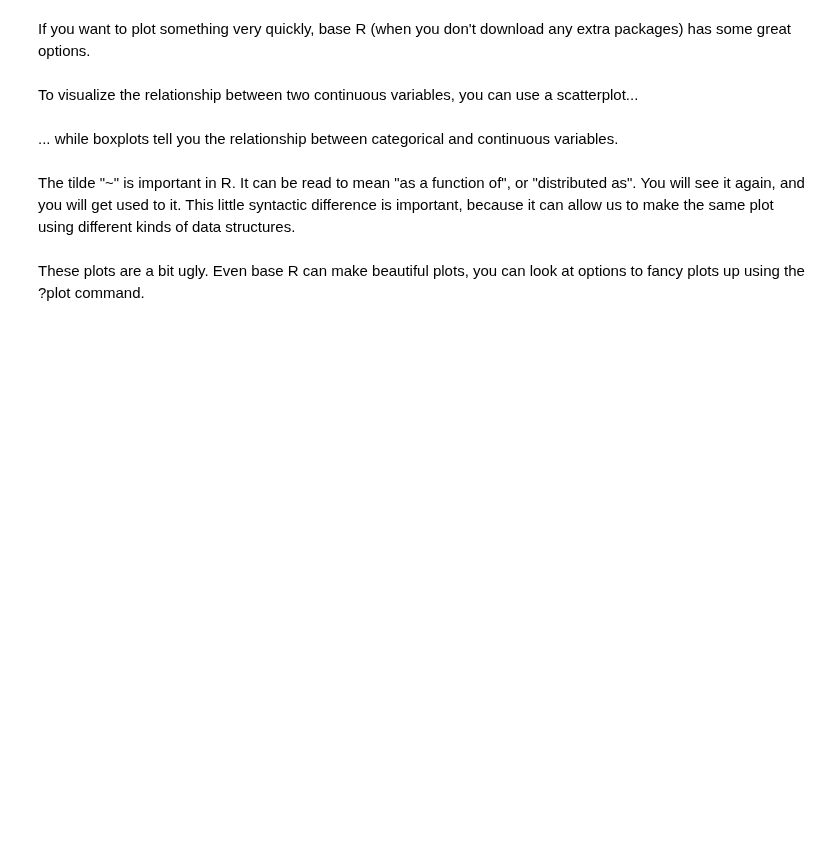
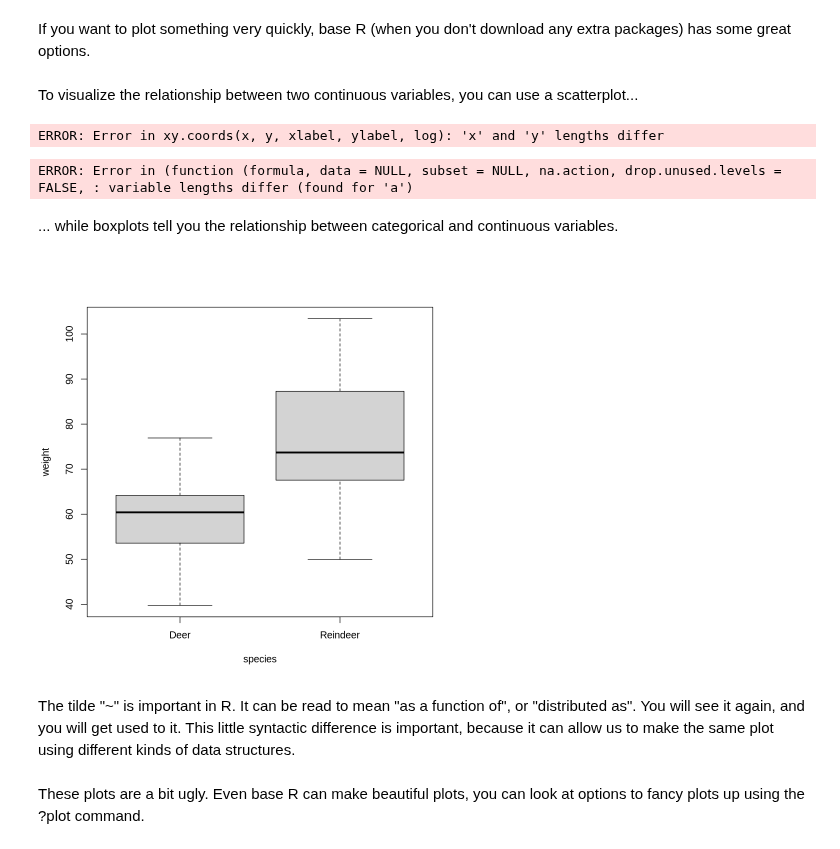
Before and after one commit to Skalle9802/CDS-SEM1, a Jupyter notebook: exercises/exercise 4/stats_1_empty.ipynb, the cells around one changed output. Saved outputs shown, nothing was run; the diff lists cells and outputs as text; code cells hidden in the pictures; blank space fills up the shorter version.

```diff
--- a/exercises/exercise 4/stats_1_empty.ipynb
+++ b/exercises/exercise 4/stats_1_empty.ipynb
@@ -18,5 +50,7 @@ We can assign lists of numbers to variables. This is called an array.
 # %% [markdown]
 We can do operations on lists too, the same as for simpler variables.
 We can make a new variable in the process.
+# %%
+c <- a + b
 # %% [markdown]
 To see the output, you need to call the variable directly.
@@ -33,10 +86,19 @@ If you are unsure about how a function works, there's a built-in way to get help
 # %% [markdown]
 We don't have to use a uniform distribution. Actually, a normal distribution will be better. Let's do that instead.
+# %%
+weight1 <- rnorm(30, 60, 10)
+weight2 <- rnorm(30, 80, 10)
 # %% [markdown]
 A normal distribution is a symmetric, bell-shaped probability distribution characterized by its mean and standard deviation, where approximately 68% of the data falls within one standard deviation of the mean.
 # %% [markdown]
 We can also make lists of words. This can be useful if our variables are categorical.
+# %%
+species1 <- rep("Deer", 30)
+species2 <- rep("Reindeer", 30)
 # %% [markdown]
 We can also manipulate arrays. This can be necessary for tidying data, and getting it into the right format. We can for example append one array to another. We just use the c() function for this.
+# %%
+weight <- c(weight1, weight2)
+species <- c(species1, species2)
 # %% [markdown]
 This gives us our weights and species as nice tidy data arrays. We can also organise our data into spreadsheets like excel. These are called data frames in R.
@@ -56,8 +149,20 @@ Plotting is very important. It allows you to see relationships between variables
 If you want to plot something very quickly, base R (when you don't download any extra packages) has some great options.
 # %% [markdown]
 To visualize the relationship between two continuous variables, you can use a scatterplot...
+# %%
+plot(a, c)
+# %% [output]
+ERROR: Error in xy.coords(x, y, xlabel, ylabel, log): 'x' and 'y' lengths differ
+# %%
+plot(c~a)
+# %% [output]
+ERROR: Error in (function (formula, data = NULL, subset = NULL, na.action, drop.unused.levels = FALSE, : variable lengths differ (found for 'a')
 # %% [markdown]
 ... while boxplots tell you the relationship between categorical and continuous variables.
+# %%
+boxplot(weight~species)
+# %% [output]
+[figure, added]
 # %% [markdown]
 The tilde "~" is important in R. It can be read to mean "as a function of", or "distributed as". You will see it again, and you will get used to it. This little syntactic difference is important, because it can allow us to make the same plot using different kinds of data structures.
 # %% [markdown]
```
Also changed, not shown: parts of 39 cells of this notebook, 9 other files.
